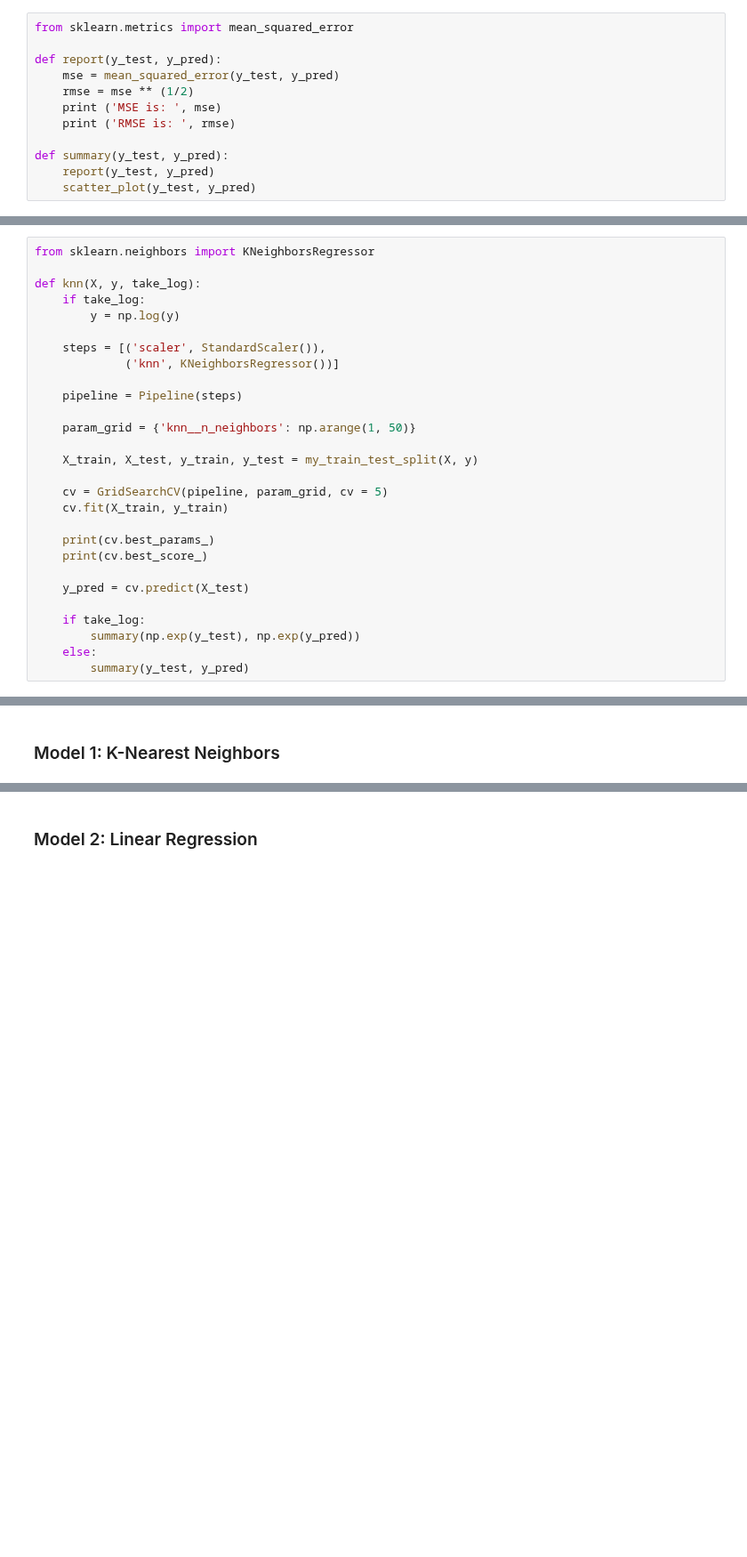
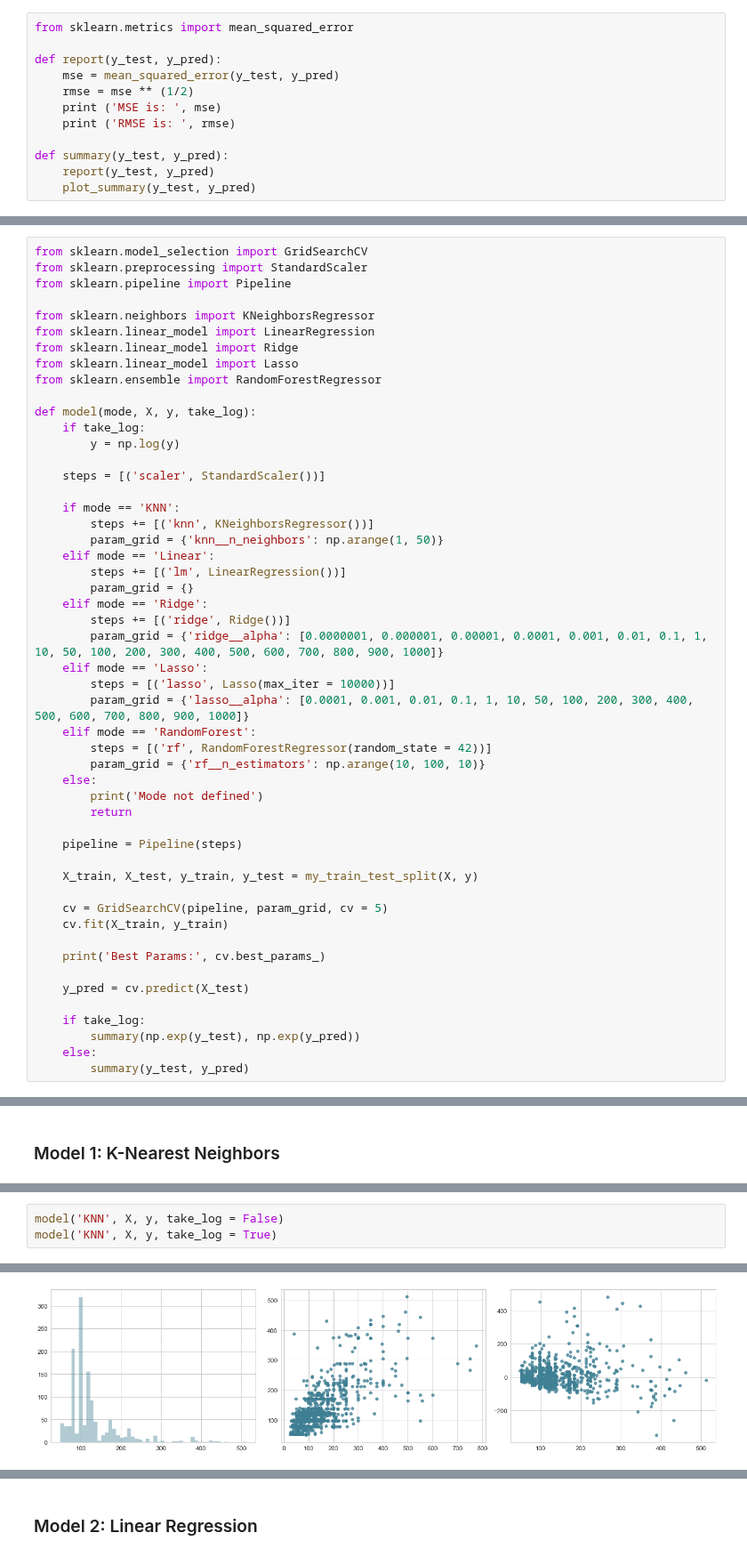
Before and after one commit to nicolechao/springboard-data-science, a Jupyter notebook: Capstone 1/Modeling/modeling.ipynb, the cells around one changed output, grey strips where cells are left out. Shown at 89% size. Saved outputs shown, nothing was run; the diff lists cells and outputs as text; blank space fills up the shorter version.

Commit message:
Consolidate different models in to one function.

```diff
--- a/Capstone 1/Modeling/modeling.ipynb
+++ b/Capstone 1/Modeling/modeling.ipynb
@@ -126,7 +130,7 @@ def report(y_test, y_pred):
 
 def summary(y_test, y_pred):
     report(y_test, y_pred)
-    scatter_plot(y_test, y_pred)
+    plot_summary(y_test, y_pred)
 # %% [markdown]
 ### Explore Data & Engineer Features
 # %%
@@ -169,24 +165,47 @@ from sklearn.pipeline import Pipeline
 # %%
+from sklearn.model_selection import GridSearchCV
+from sklearn.preprocessing import StandardScaler
+from sklearn.pipeline import Pipeline
+
 from sklearn.neighbors import KNeighborsRegressor
+from sklearn.linear_model import LinearRegression
+from sklearn.linear_model import Ridge
+from sklearn.linear_model import Lasso
+from sklearn.ensemble import RandomForestRegressor
 
-def knn(X, y, take_log):
+def model(mode, X, y, take_log):
     if take_log:
         y = np.log(y)
 
-    steps = [('scaler', StandardScaler()),
-             ('knn', KNeighborsRegressor())]
+    steps = [('scaler', StandardScaler())]
+
+    if mode == 'KNN':
+        steps += [('knn', KNeighborsRegressor())]
+        param_grid = {'knn__n_neighbors': np.arange(1, 50)}
+    elif mode == 'Linear':
+        steps += [('lm', LinearRegression())]
+        param_grid = {}
+    elif mode == 'Ridge':
+        steps += [('ridge', Ridge())]
+        param_grid = {'ridge__alpha': [0.0000001, 0.000001, 0.00001, 0.0001, 0.001, 0.01, 0.1, 1, 10, 50, 100, 200, 300, 400, 500, 600, 700, 800, 900, 1000]}
+    elif mode == 'Lasso':
+        steps = [('lasso', Lasso(max_iter = 10000))]
+        param_grid = {'lasso__alpha': [0.0001, 0.001, 0.01, 0.1, 1, 10, 50, 100, 200, 300, 400, 500, 600, 700, 800, 900, 1000]}
+    elif mode == 'RandomForest':
+        steps = [('rf', RandomForestRegressor(random_state = 42))]
+        param_grid = {'rf__n_estimators': np.arange(10, 100, 10)}
+    else:
+        print('Mode not defined')
+        return
 
     pipeline = Pipeline(steps)
-
-    param_grid = {'knn__n_neighbors': np.arange(1, 50)}
 
     X_train, X_test, y_train, y_test = my_train_test_split(X, y)
 
     cv = GridSearchCV(pipeline, param_grid, cv = 5)
     cv.fit(X_train, y_train)
 
-    print(cv.best_params_)
-    print(cv.best_score_)
+    print('Best Params:', cv.best_params_)
 
     y_pred = cv.predict(X_test)
 
@@ -341,0 +224,4 @@ RMSE is:  65.789142855
+# %%
+model('KNN', X, y, take_log = False)
+model('KNN', X, y, take_log = True)
+# %% [output]
@@ -341,0 +231 @@ RMSE is:  65.789142855
+[figure, added]
```
Also changed, not shown: parts of 38 cells of this notebook.
